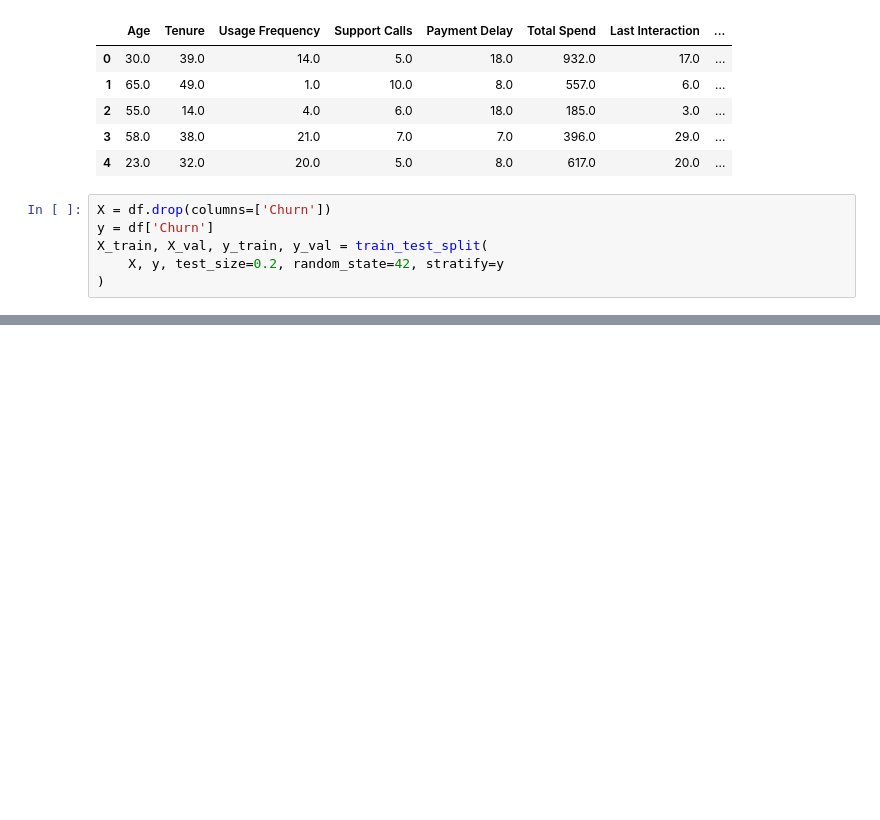
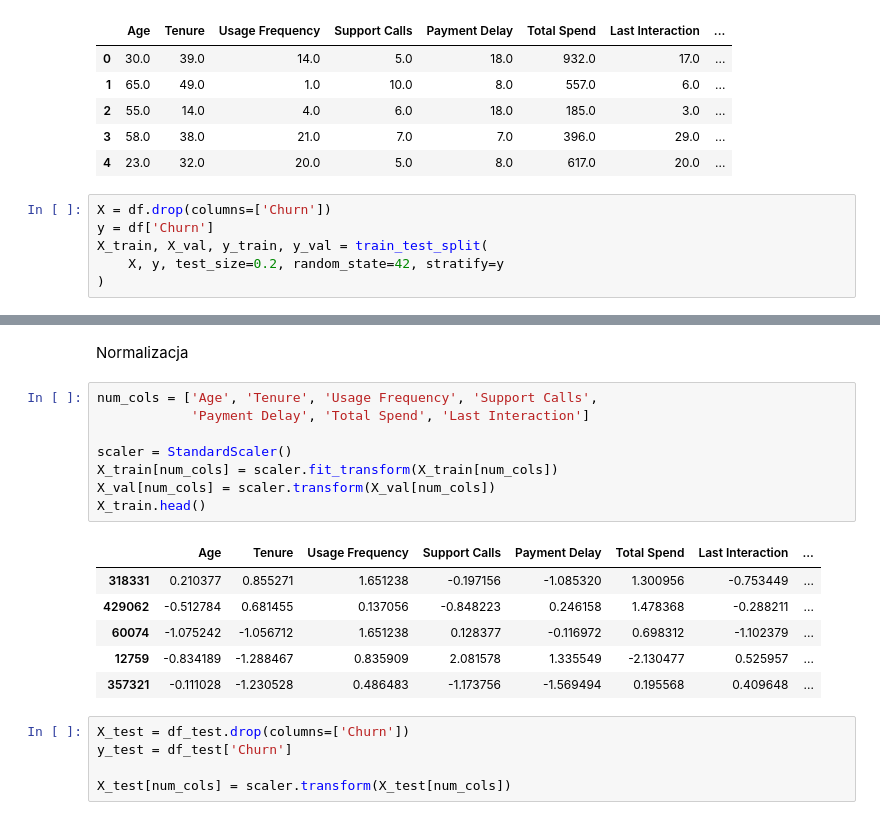
Before and after one commit to weronix123/customer-churn, a Jupyter notebook: churn_projekt.ipynb, the cells around one changed output, grey strips where cells are left out. Saved outputs shown, nothing was run; the diff lists cells and outputs as text; blank space fills up the shorter version.

```diff
--- a/churn_projekt.ipynb
+++ b/churn_projekt.ipynb
@@ -233,0 +249,22 @@ X_train, X_val, y_train, y_val = train_test_split(
+# %% [markdown]
+Normalizacja
+# %%
+num_cols = ['Age', 'Tenure', 'Usage Frequency', 'Support Calls',
+            'Payment Delay', 'Total Spend', 'Last Interaction']
+
+scaler = StandardScaler()
+X_train[num_cols] = scaler.fit_transform(X_train[num_cols])
+X_val[num_cols] = scaler.transform(X_val[num_cols])
+X_train.head()
+# %% [output]
+|  | Age | Tenure | Usage Frequency | Support Calls | Payment Delay | Total Spend | Last Interaction | ... |
+| 318331 | 0.210377 | 0.855271 | 1.651238 | -0.197156 | -1.085320 | 1.300956 | -0.753449 | ... |
+| 429062 | -0.512784 | 0.681455 | 0.137056 | -0.848223 | 0.246158 | 1.478368 | -0.288211 | ... |
+| 60074 | -1.075242 | -1.056712 | 1.651238 | 0.128377 | -0.116972 | 0.698312 | -1.102379 | ... |
+| 12759 | -0.834189 | -1.288467 | 0.835909 | 2.081578 | 1.335549 | -2.130477 | 0.525957 | ... |
+| 357321 | -0.111028 | -1.230528 | 0.486483 | -1.173756 | -1.569494 | 0.195568 | 0.409648 | ... |
+# %%
+X_test = df_test.drop(columns=['Churn'])
+y_test = df_test['Churn']
+
+X_test[num_cols] = scaler.transform(X_test[num_cols])
```
Also changed, not shown: parts of 3 cells of this notebook.
